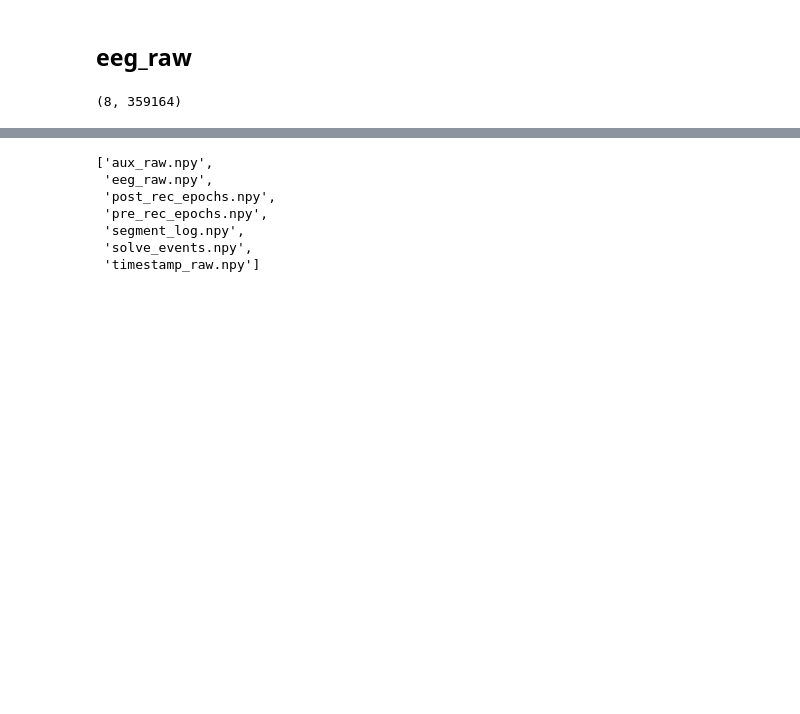
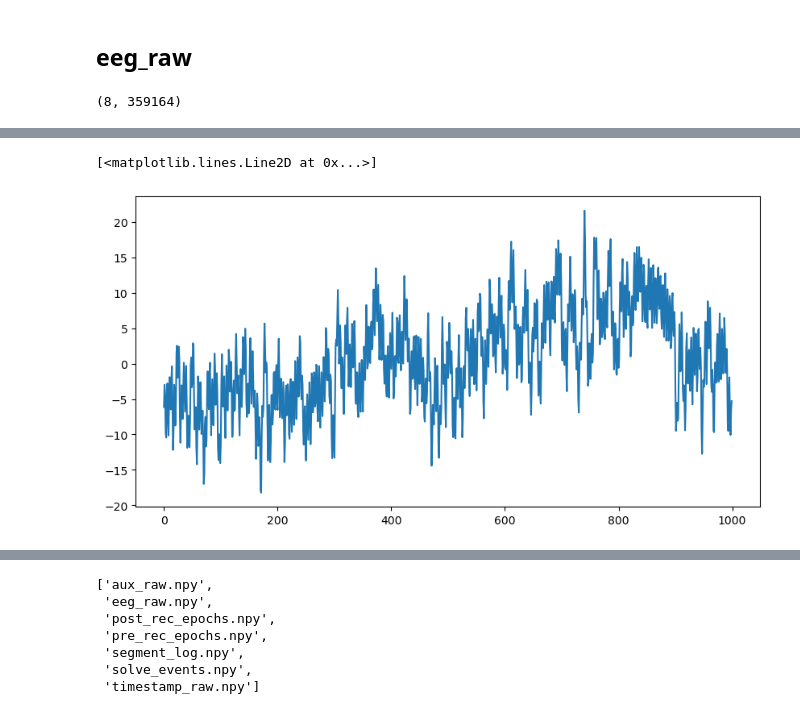
Before and after one commit to aranzahv4/COGS189-Binaural-Beats-main, a Jupyter notebook: convert_data_matlab/convert_file_type.ipynb, the cells around one changed output, grey strips where cells are left out. Saved outputs shown, nothing was run; the diff lists cells and outputs as text; code cells hidden in the pictures; blank space fills up the shorter version.

```diff
--- a/convert_data_matlab/convert_file_type.ipynb
+++ b/convert_data_matlab/convert_file_type.ipynb
@@ -37,0 +45,23 @@ for i in range(5):
+# %%
+# filter data remove < 0.1 Hz
+from scipy.signal import butter, filtfilt
+def butter_bandpass(lowcut, highcut, fs, order=5):
+    nyq = 0.5 * fs
+    low = lowcut / nyq
+    high = highcut / nyq
+    b, a = butter(order, [low, high], btype="band")
+    return b, a
+def butter_bandpass_filter(data, lowcut, highcut, fs, order=5):
+    b, a = butter_bandpass(lowcut, highcut, fs, order=order)
+    y = filtfilt(b, a, data)
+    return y
+fs = 250
+lowcut = 0.1
+highcut = 50
+filtered_data = butter_bandpass_filter(data[i, :], lowcut, highcut, fs, order=4)
+# %%
+plt.figure(figsize=(10, 5))
+plt.plot(filtered_data[20000:21000], label=f"Channel {i+1} (Filtered)")
+# %% [output]
+[<matplotlib.lines.Line2D at 0x...>]
+[figure, added]
```
Also changed, not shown: parts of 5 cells of this notebook, 1 other file.
